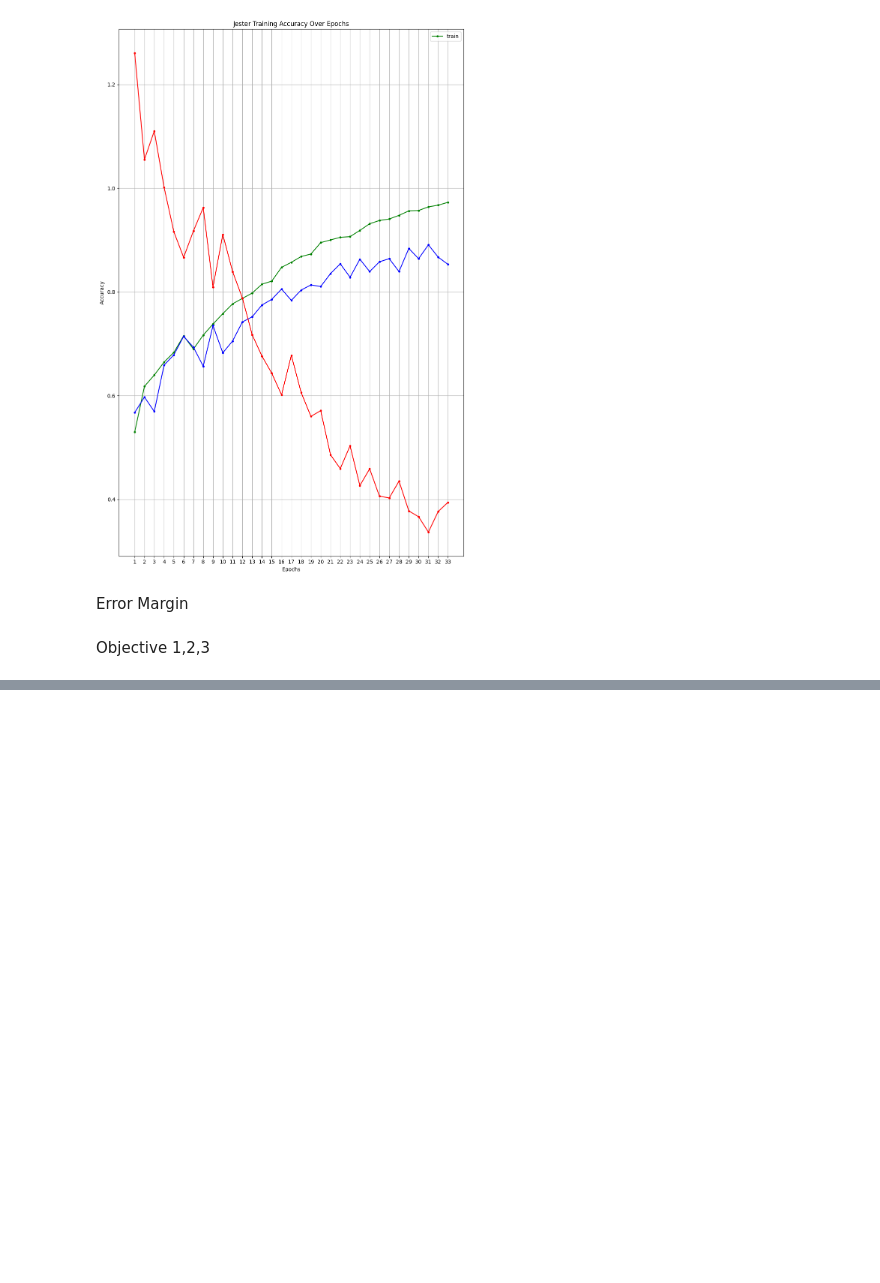
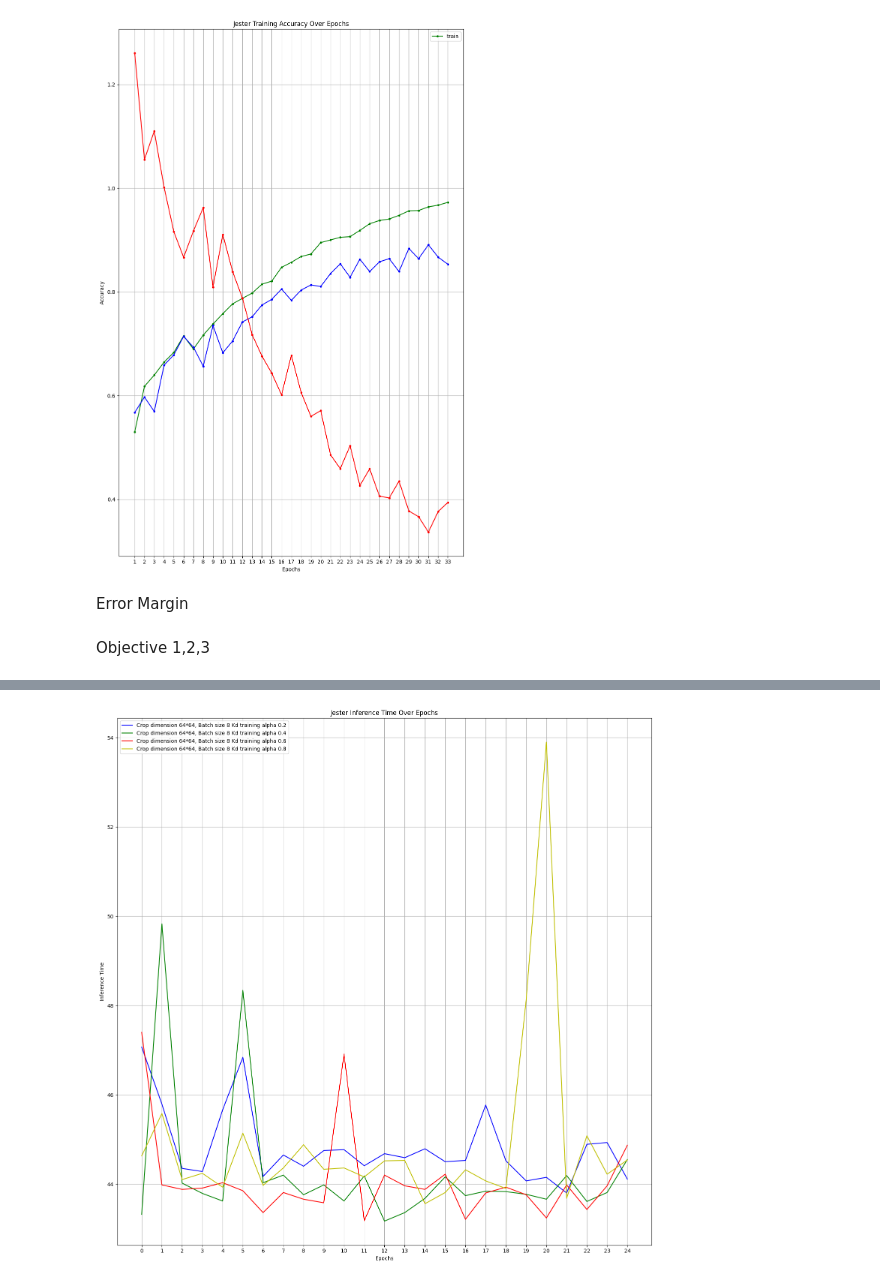
Before and after one commit to ThusyanthanJ/SpikeNN, a Jupyter notebook: results_plot.ipynb, the cells around one changed output, grey strips where cells are left out. Saved outputs shown, nothing was run; the diff lists cells and outputs as text; code cells hidden in the pictures; blank space fills up the shorter version.

```diff
--- a/results_plot.ipynb
+++ b/results_plot.ipynb
@@ -1115,0 +1187,6 @@ Objective 1,2,3
+# %%
+test_time_4 = [
+    43.32, 49.83, 44.02, 43.79, 43.62, 48.34, 44.03, 44.20, 43.76, 43.98,
+    43.62, 44.18, 43.17, 43.36, 43.68, 44.16, 43.74, 43.84, 43.83, 43.77,
+    43.66, 44.19, 43.61, 43.81, 44.55
+]
@@ -1115,0 +1215,6 @@ Objective 1,2,3
+# %%
+test_time_6 = [
+    47.40, 43.98, 43.88, 43.91, 44.03, 43.85, 43.36, 43.81, 43.66, 43.58,
+    46.91, 43.18, 44.20, 43.96, 43.88, 44.22, 43.21, 43.80, 43.93, 43.76,
+    43.24, 43.98, 43.43, 43.96, 44.87
+]
@@ -1115,0 +1253,6 @@ Objective 1,2,3
+# %%
+test_time_8 = [
+    44.63, 45.58, 44.10, 44.24, 43.93, 45.14, 43.97, 44.36, 44.88, 44.33,
+    44.36, 44.16, 44.52, 44.53, 43.56, 43.81, 44.32, 44.07, 43.90, 48.12,
+    53.90, 43.68, 45.08, 44.22, 44.54
+]
@@ -1115,0 +1329,23 @@ Objective 1,2,3
+# %%
+import matplotlib.pyplot as plt
+fig5, axs5 = plt.subplots(1, 1, figsize=(15, 15))
+
+# axs6[0].plot(epochs, train_accuracy, label='train', color='g', marker='.')
+
+# Plotting Training Accuracy
+axs5.plot(epochs, test_time_2, label='Crop dimension 64*64, Batch size 8 Kd training alpha 0.2', color='b', marker='')
+axs5.plot(epochs, test_time_4, label='Crop dimension 64*64, Batch size 8 Kd training alpha 0.4', color='g', marker='')
+axs5.plot(epochs, test_time_6, label='Crop dimension 64*64, Batch size 8 Kd training alpha 0.6', color='r', marker='')
+axs5.plot(epochs, test_time_8, label='Crop dimension 64*64, Batch size 8 Kd training alpha 0.8', color='y', marker='')
+axs5.set_xlabel('Epochs')
+axs5.set_ylabel('Inference Time')
+axs5.set_title('Jester Inference Time Over Epochs')
+axs5.set_xticks(epochs)
+axs5.grid(True)
+axs5.legend()
+
+
+plt.tight_layout()
+plt.show()
+# %% [output]
+[figure, added]
```
Also changed, not shown: parts of 23 cells of this notebook, 8 other files.
